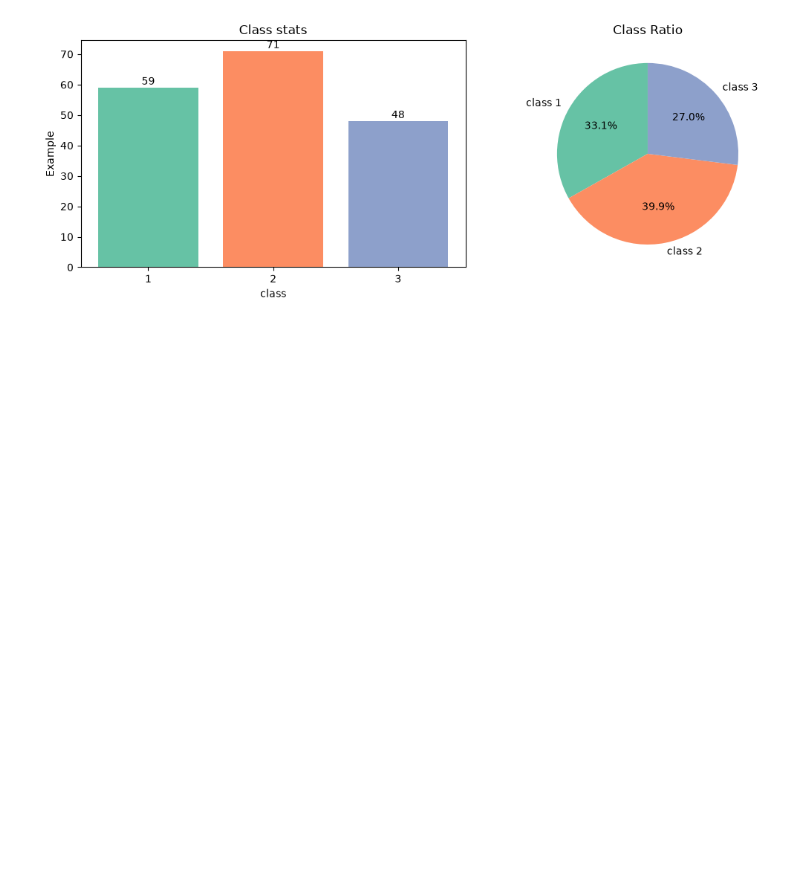
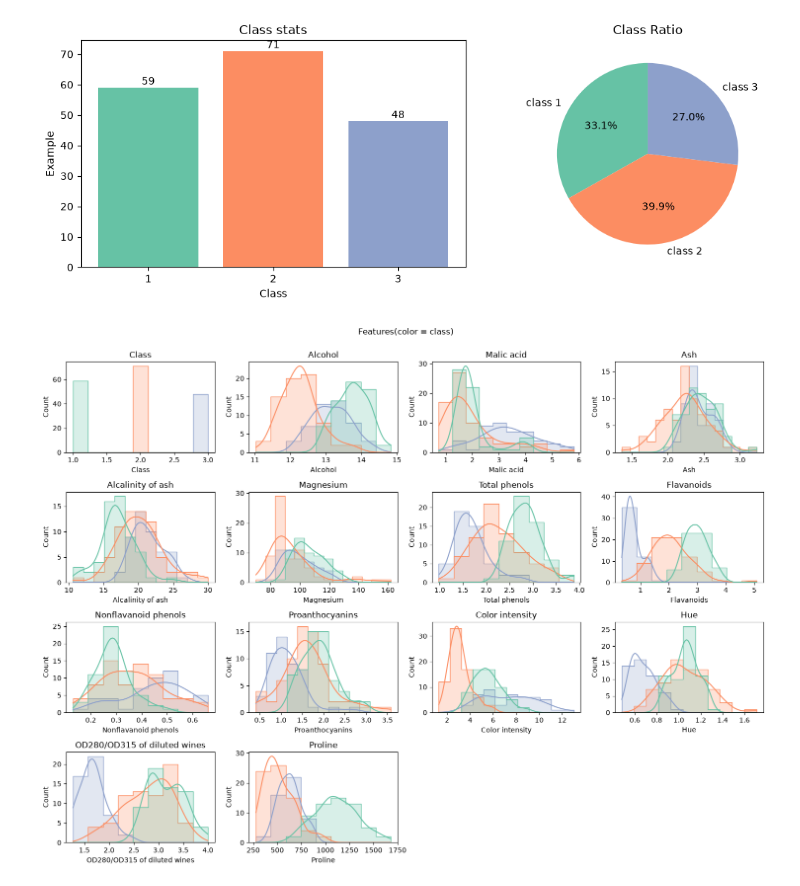
Before and after one commit to AUstundagx/Wine-Quality-Prediction, a Jupyter notebook: notebooks/data_ucı.ipynb, the cells around one changed output. Saved outputs shown, nothing was run; the diff lists cells and outputs as text; code cells hidden in the pictures; blank space fills up the shorter version.

```diff
--- a/notebooks/data_ucı.ipynb
+++ b/notebooks/data_ucı.ipynb
@@ -147,3 +147,14 @@ axes[1].set_title("Class Ratio")
 plt.tight_layout(); plt.show()
 # %% [output]
 [figure]
+# %%
+fig, axes = plt.subplots(4, 4, figsize=(15, 11))
+for ax, f in zip(axes.ravel(), columns):
+    sns.histplot(data=df, x=f, hue="Class", palette="Set2", kde=True, element="step", ax=ax, legend=False)
+    ax.set_title(f)
+for ax in axes.ravel()[len(columns):]:
+    ax.axis("off")
+plt.suptitle("Features(color = class)", y=1.0)
+plt.tight_layout(); plt.show()
+# %% [output]
+[figure, added]
```
Also changed, not shown: parts of 1 cell of this notebook.
